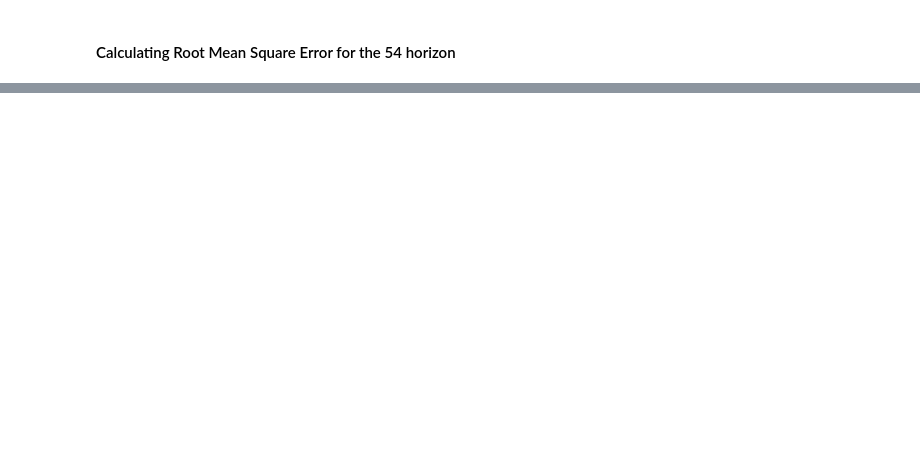
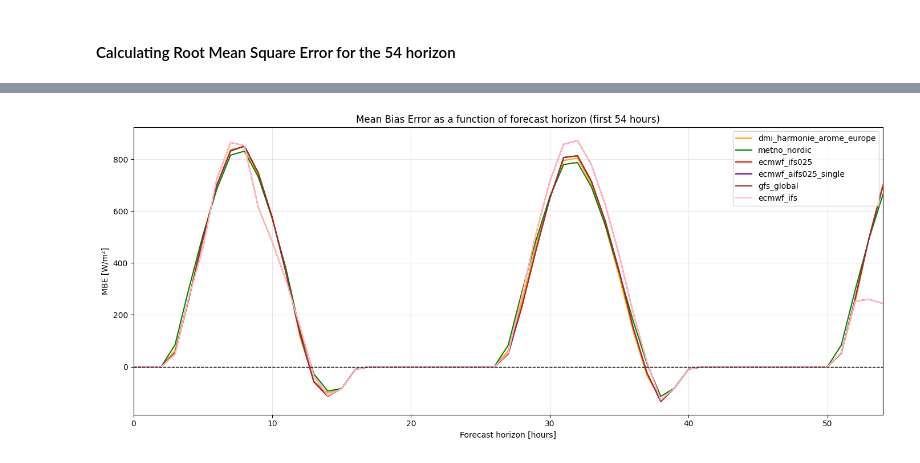
Before and after one commit to karlarye/Forecast-Solar-Assignment, a Jupyter notebook: assignment.ipynb, the cells around one changed output, grey strips where cells are left out. Saved outputs shown, nothing was run; the diff lists cells and outputs as text; code cells hidden in the pictures; blank space fills up the shorter version.

```diff
--- a/assignment.ipynb
+++ b/assignment.ipynb
@@ -224,0 +272,42 @@ Missing measurements: 6
+# %%
+# Restrict to forecast horizons 0–54
+start = forecast_data_w9.index[0]
+end = start + pd.Timedelta(hours=54)
+
+fc = forecast_data_w9.loc[start:end].copy()
+
+# Select measurements matching forecast timestamps
+measured = dmi_data['ghi'].reindex(fc.index)
+
+# Define forecast horizons
+fc['forecast_horizon'] = np.arange(len(fc))
+
+# Plot
+fig, ax = plt.subplots(figsize=(14, 6))
+
+for name, color in zip(col_names, colors):
+
+    error = fc[name] - measured
+
+    mbe_by_horizon = error.groupby(fc['forecast_horizon']).mean()
+
+    ax.plot(
+        mbe_by_horizon.index,
+        mbe_by_horizon.values,
+        label=name,
+        color=color
+    )
+
+ax.axhline(0, color='black', linestyle='--', linewidth=1)
+
+ax.set_xlabel('Forecast horizon [hours]')
+ax.set_ylabel('MBE [W/m²]')
+ax.set_title('Mean Bias Error as a function of forecast horizon (first 54 hours)')
+ax.set_xlim(0, 54)
+ax.legend()
+ax.grid(alpha=0.3)
+
+plt.tight_layout()
+plt.show()
+# %% [output]
+[figure, added]
```
Also changed, not shown: parts of 7 cells of this notebook.
